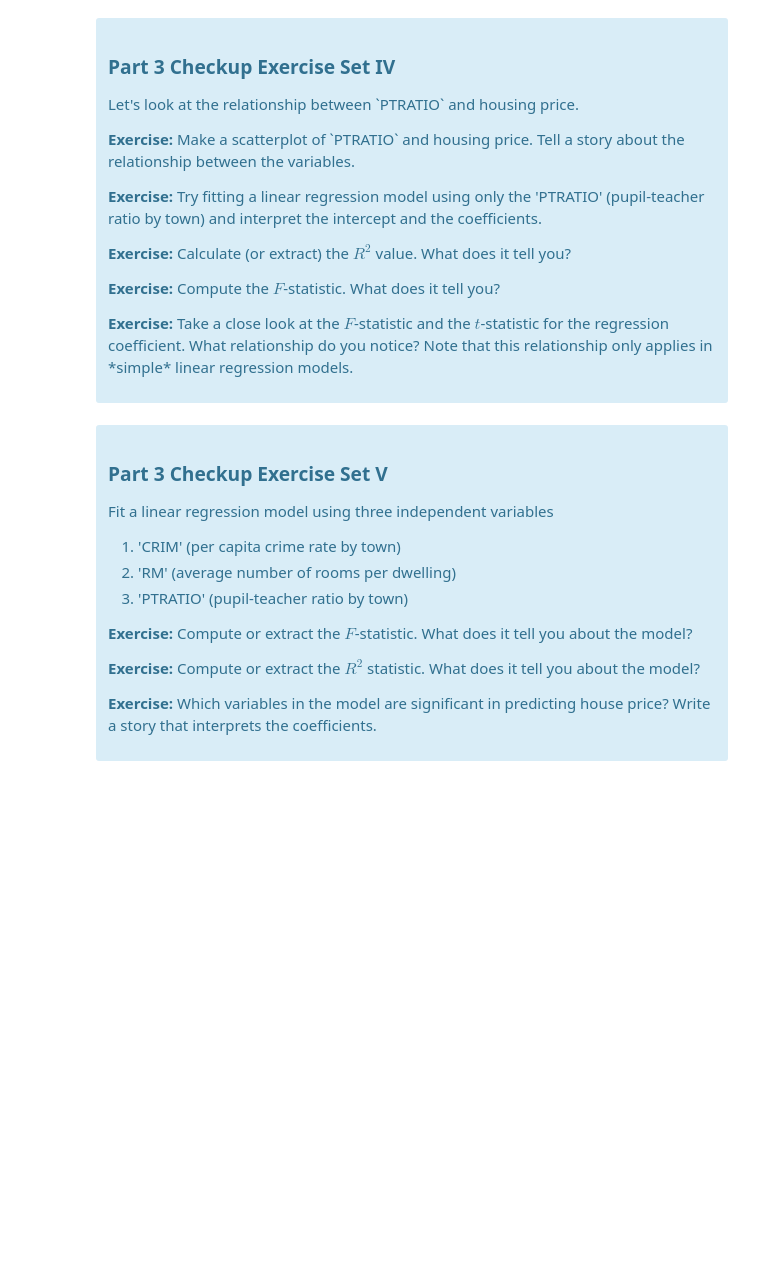
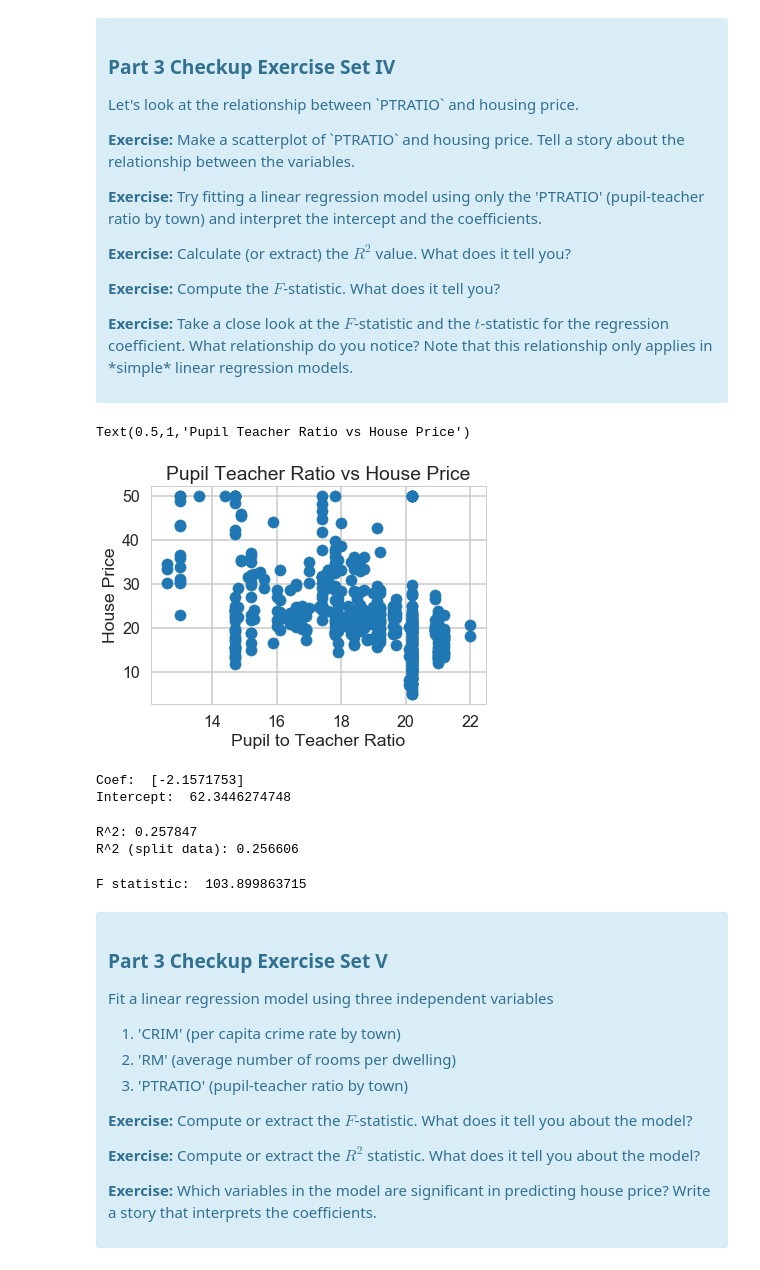
Before and after one commit to LukasBut/Springboard-Projects, a Jupyter notebook: 11.1.5 Linear Regression Using Boston Housing Data Set/Mini_Project_Linear_Regression.ipynb, the cells around one changed output. Drawn from its saved outputs; the diff is of its cells as text; code cells hidden in the pictures; blank space fills up the shorter version.

```diff
--- a/11.1.5 Linear Regression Using Boston Housing Data Set/Mini_Project_Linear_Regression.ipynb
+++ b/11.1.5 Linear Regression Using Boston Housing Data Set/Mini_Project_Linear_Regression.ipynb
@@ -691,3 +736,46 @@ Once we compute the $F$-statistic, we can use the $F$-distribution with $N-K$ an
+# %%
+# your turn
+plt.scatter(bos.PTRATIO, bos.PRICE)
+plt.xlabel("Pupil to Teacher Ratio")
+plt.ylabel("House Price")
+plt.title("Pupil Teacher Ratio vs House Price")
+# Very slight negative correlation, however no strong linear relationship. In fact alot of the time the house price seems to be
+# independant of the PTRATIO (vertical 'lines' on the scatter graph)
+# %% [output]
+Text(0.5,1,'Pupil Teacher Ratio vs House Price')
+[figure, added]
+# %%
+lm.fit(bos.PTRATIO.values.reshape(-1,1) , bos.PRICE)
+print("Coef: ", lm.coef_)
+print("Intercept: ", lm.intercept_)
+# For every increase in the pupil to teacher ratio by 1, the house price drops by ~2157 dollars. That is, the more pupils
+# per teacher, the cheaper the properties seems to be.
+# %% [output]
+Coef:  [-2.1571753]
+Intercept:  62.3446274748
+# %%
+print("R^2: %f" % (lm.score(bos.PTRATIO.values.reshape(-1, 1), bos.PRICE)))
+# This R value means that ~ a quarter of the variance can be explained by the model. However, we didn't split the data into train
+# and test sets so the results may be wrong.
+
+from sklearn.model_selection import train_test_split
+X_train, X_test, y_train, y_test=train_test_split(bos.PTRATIO.values.reshape(-1,1), bos.PRICE, test_size=0.4, random_state=42)
+lm.fit(X_train, y_train)
+
+print("R^2 (split data): %f" % (lm.score(X_train, y_train)))
+# Similar result even after split.
+# We cannot conlude that the model is is horrific until we check the residual plot and the actual overlay of the liner model
+# over the data.
+# %% [output]
+R^2: 0.257847
+R^2 (split data): 0.256606
+# %%
+F_statistic=(lm.score(X_train, y_train)/ (1-lm.score(X_train, y_train)))*(len(X_train)-2)
+print("F statistic: ", F_statistic)
+# Given that the statistic is the ratio of the mean squared errors, with such a high F value we can see that most of the
+# error is coming from the fit of the model.
+# %% [output]
+F statistic:  103.899863715
 # %% [markdown]
 <div class="span5 alert alert-info">
 <h3>Part 3 Checkup Exercise Set V</h3>
```
Also changed, not shown: parts of 15 cells of this notebook.
